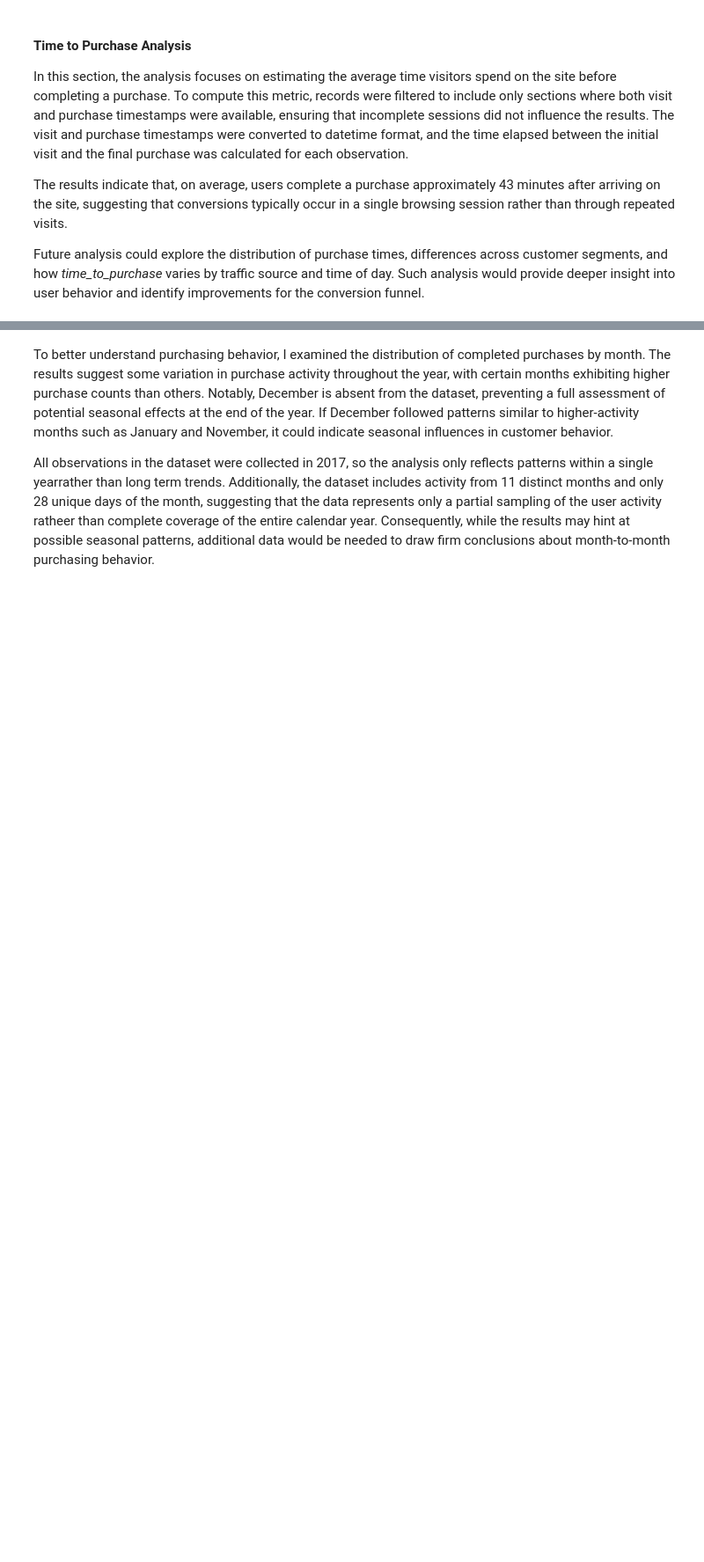
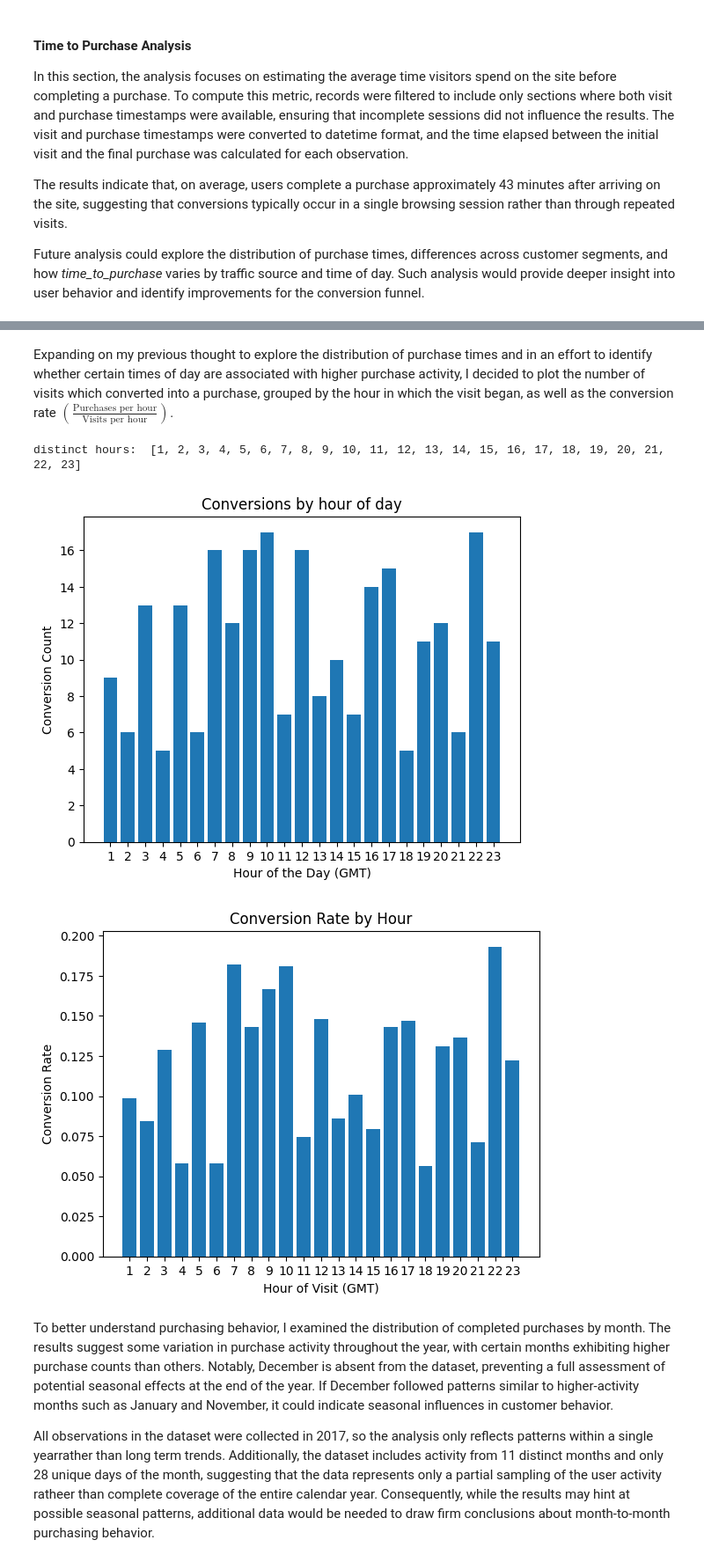
Before and after one commit to paulpuccinelli/funnel_analysis, a Jupyter notebook: page_visits.ipynb, the cells around one changed output, grey strips where cells are left out. Shown at 88% size. Cells and saved outputs as stored; diff of their text form; code cells hidden in the pictures; blank space fills up the shorter version.

Commit message:
conversion rate plot

```diff
--- a/page_visits.ipynb
+++ b/page_visits.ipynb
@@ -160,8 +160,44 @@ Avg time spent from time of visit to time of purchase:  0 days 00:43:12.38095238
 | 2 | 48 | 3ccdaf69-2d30-40de-b083-51372881aedd | 2017-01-08 20:21:00 | 2017-01-08 20:38:00 | 2017-01-08 20:52:00 | 2017-01-08 21:02:00 | 0 days 00:41:00 |
 | 3 | 49 | 3ccdaf69-2d30-40de-b083-51372881aedd | 2017-01-08 20:21:00 | 2017-01-08 20:38:00 | 2017-01-08 20:52:00 | 2017-01-08 21:21:00 | 0 days 01:00:00 |
 | 4 | 65 | ab0125fc-9493-4f59-ad70-24ad264a3a0c | 2017-11-18 03:21:00 | 2017-11-18 03:33:00 | 2017-11-18 03:57:00 | 2017-11-18 04:21:00 | 0 days 01:00:00 |
+# %% [markdown]
+Expanding on my previous thought to explore the distribution of purchase times and in an effort to identify whether certain times of day are associated with higher purchase activity, I decided to plot the number of visits which converted into a purchase, grouped by the hour in which the visit began, as well as the conversion rate $(\frac{\text{Purchases per hour}}{\text{Visits per hour}})$.
 # %%
+# Plot number of conversions grouped by hour of day
+
 all_data_copy['hour'] = all_data_copy['visit_time'].dt.hour
+hour_counts = all_data_copy['hour'].value_counts().sort_index()
+print("distinct hours: ", hour_counts.index.to_list())
+plt.bar(hour_counts.index, hour_counts.values)
+plt.xticks(range(1, 24))
+plt.xlabel('Hour of the Day (GMT)')
+plt.ylabel('Conversion Count')
+plt.title("Conversions by hour of day")
+plt.show()
+
+# -------------------------------------------------------------------------------------
+# Compute and plot conversion rate by hour of day
+
+visits['hour'] = pd.to_datetime(visits['visit_time']).dt.hour
+visit_purchase = visits.merge(purchase, how='left')
+visits_per_hour = visit_purchase['hour'].value_counts().sort_index()
+
+converted = visit_purchase[visit_purchase['purchase_time'].notnull()]
+purchases_per_hour = converted['hour'].value_counts().sort_index()
+
+conversion_rate = purchases_per_hour / visits_per_hour
+conversion_rate = conversion_rate.fillna(0)
+
+plt.bar(conversion_rate.index, conversion_rate.values)
+plt.xticks(range(1, 24))
+plt.xlabel('Hour of Visit (GMT)')
+plt.ylabel("Conversion Rate")
+plt.title("Conversion Rate by Hour")
+plt.show()
+# %% [output]
+distinct hours:  [1, 2, 3, 4, 5, 6, 7, 8, 9, 10, 11, 12, 13, 14, 15, 16, 17, 18, 19, 20, 21, 22, 23]
+[figure, added]
+[figure, added]
 # %% [markdown]
 To better understand purchasing behavior, I examined the distribution of completed purchases by month. The results suggest some variation in purchase activity throughout the year, with certain months exhibiting higher purchase counts than others. Notably, December is absent from the dataset, preventing a full assessment of potential seasonal effects at the end of the year. If December followed patterns similar to higher-activity months such as January and November, it could indicate seasonal influences in customer behavior.
 
```
Also changed, not shown: parts of 1 cell of this notebook.
